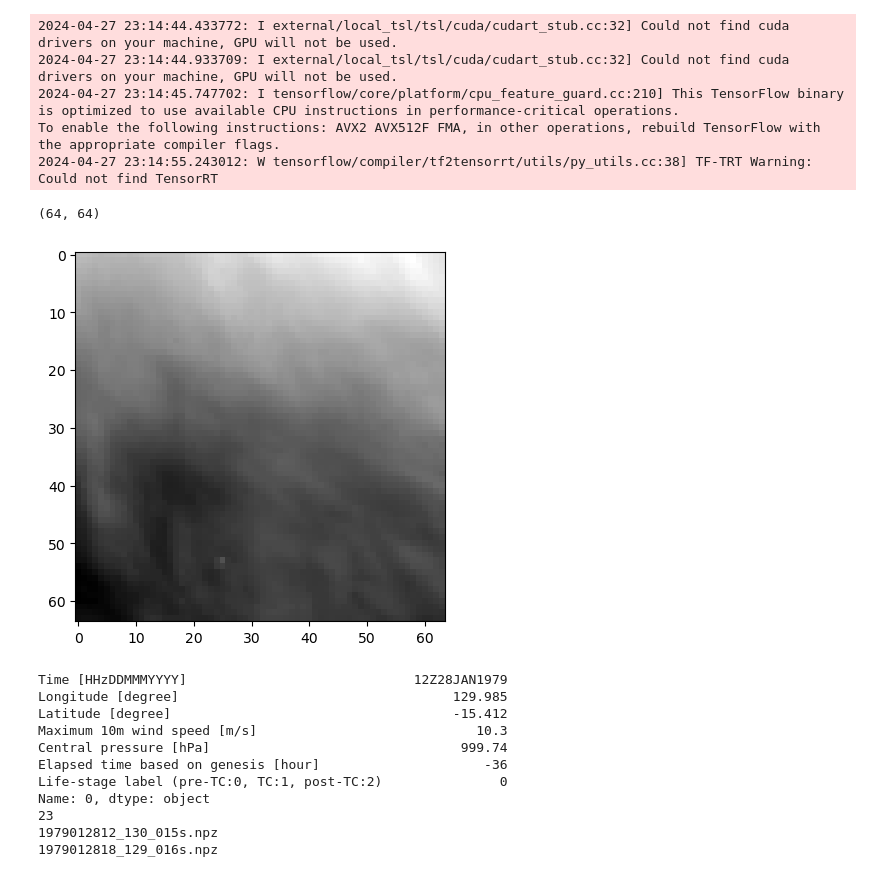
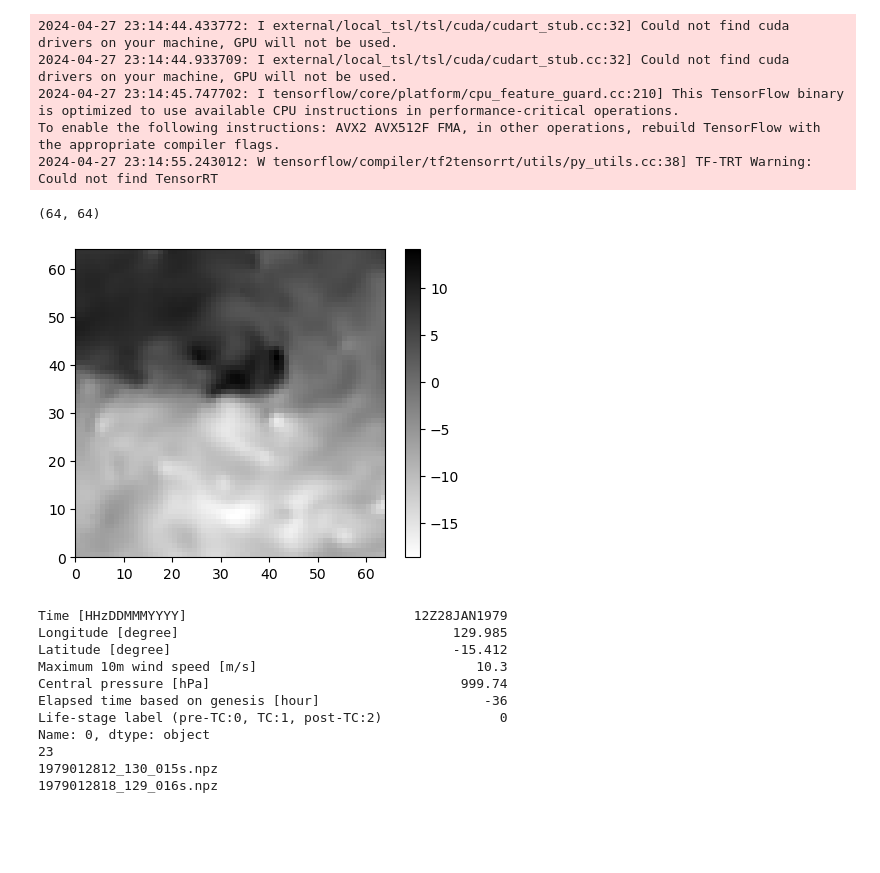
Before and after one commit to Yuumae1/machine_learning, a Jupyter notebook: notebook/geosciAI2024.ipynb, the cells around one changed output. Cells and saved outputs as stored; diff of their text form; code cells hidden in the pictures; blank space fills up the shorter version.

```diff
--- a/notebook/geosciAI2024.ipynb
+++ b/notebook/geosciAI2024.ipynb
@@ -23,14 +23,16 @@ input_dir = '/home/maeda/data/geosciAI24/TC_data_GeoSciAI2024/'
 To enable the following instructions: AVX2 AVX512F FMA, in other operations, rebuild TensorFlow with the appropriate compiler flags.
 2024-04-27 23:14:55.243012: W tensorflow/compiler/tf2tensorrt/utils/py_utils.cc:38] TF-TRT Warning: Could not find TensorRT
 # %%
-x = np.load('/home/maeda/data/geosciAI24/TC_data_GeoSciAI2024/field_data/1980/SST/sst_1980011600_064_023s.npz')
+x = np.load('/home/maeda/data/geosciAI24/TC_data_GeoSciAI2024/field_data/1979/U850/u850_1979010106_055_011s.npz')
 print(x['data'].shape)
 
-plt.imshow(x['data'], cmap='gray_r')
+plt.figure(figsize=(5,4))
+fig = plt.pcolormesh(x['data'], cmap='gray_r', )
+cbar = plt.colorbar(fig)
 plt.show()
 # %% [output]
 (64, 64)
-[figure, old version]
+[figure, new version]
 # %%
 # glob : 指定したパターンに一致するファイルパスのリストを取得
 files = glob.glob(input_dir + 'track_data/197901*')
```
Also changed, not shown: parts of 1 cell of this notebook.
